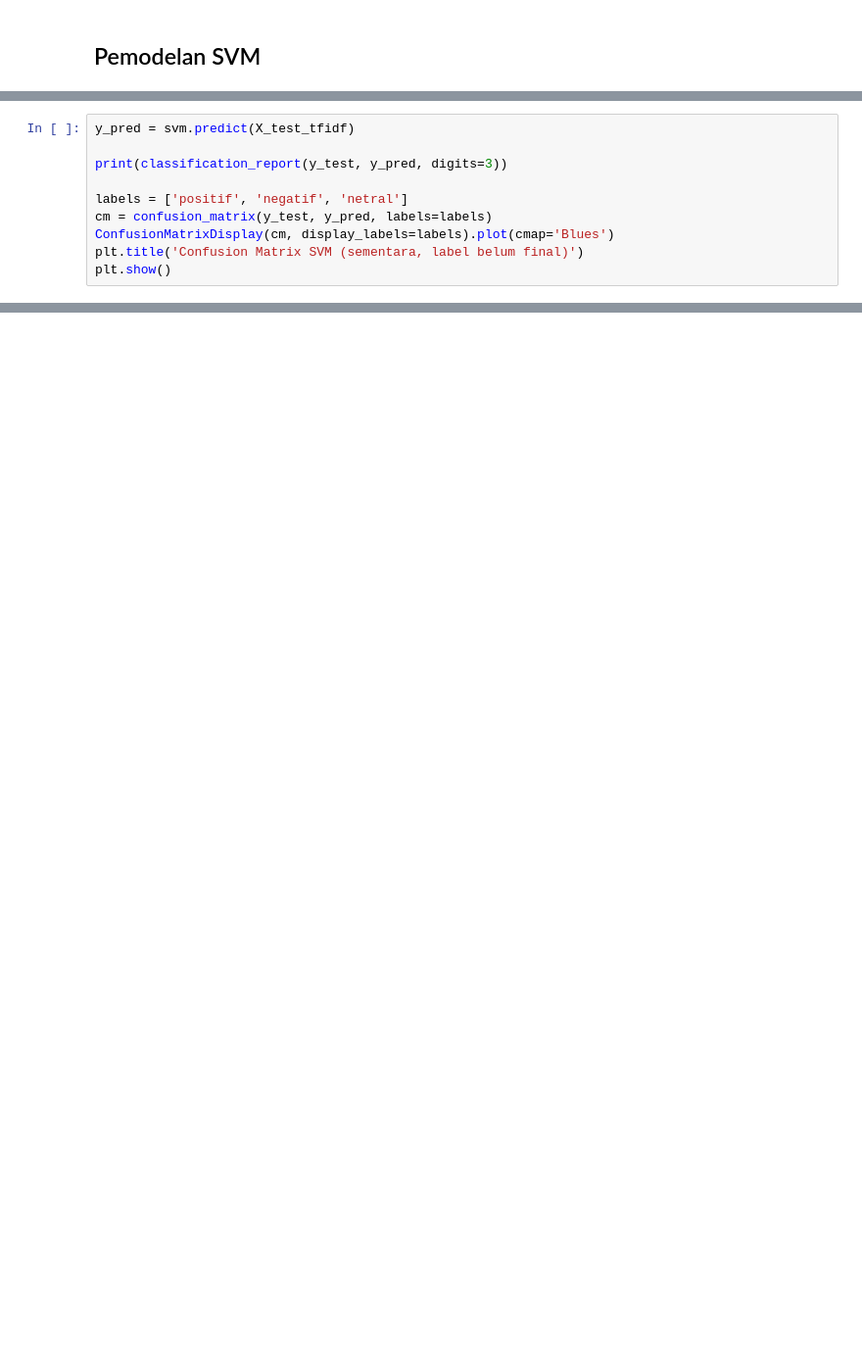
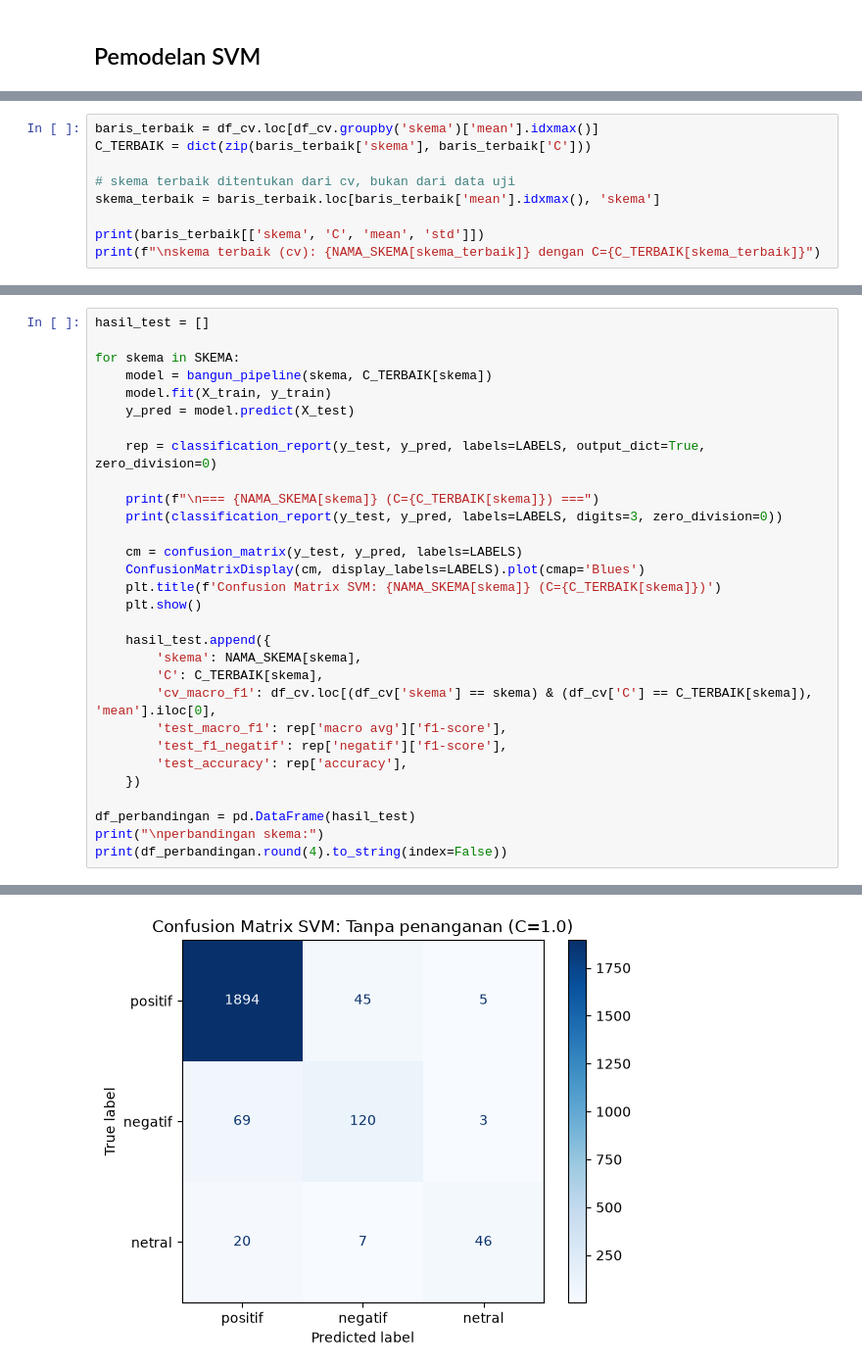
Before and after one commit to mmryd/qaraa-sentiment-analysis-topic-modeling, a Jupyter notebook: ulasan-qaraa.ipynb, the cells around one changed output, grey strips where cells are left out. Shown at 98% size. Drawn from its saved outputs; the diff is of its cells as text; blank space fills up the shorter version.

```diff
--- a/ulasan-qaraa.ipynb
+++ b/ulasan-qaraa.ipynb
@@ -773,10 +798,9 @@ print("model svm selesai dilatih")
 # %%
-y_pred = svm.predict(X_test_tfidf)
+baris_terbaik = df_cv.loc[df_cv.groupby('skema')['mean'].idxmax()]
+C_TERBAIK = dict(zip(baris_terbaik['skema'], baris_terbaik['C']))
 
-print(classification_report(y_test, y_pred, digits=3))
+# skema terbaik ditentukan dari cv, bukan dari data uji
+skema_terbaik = baris_terbaik.loc[baris_terbaik['mean'].idxmax(), 'skema']
 
-labels = ['positif', 'negatif', 'netral']
-cm = confusion_matrix(y_test, y_pred, labels=labels)
-ConfusionMatrixDisplay(cm, display_labels=labels).plot(cmap='Blues')
-plt.title('Confusion Matrix SVM (sementara, label belum final)')
-plt.show()
+print(baris_terbaik[['skema', 'C', 'mean', 'std']])
+print(f"\nskema terbaik (cv): {NAMA_SKEMA[skema_terbaik]} dengan C={C_TERBAIK[skema_terbaik]}")
@@ -782,0 +814,31 @@ plt.show()
+# %%
+hasil_test = []
+
+for skema in SKEMA:
+    model = bangun_pipeline(skema, C_TERBAIK[skema])
+    model.fit(X_train, y_train)
+    y_pred = model.predict(X_test)
+
+    rep = classification_report(y_test, y_pred, labels=LABELS, output_dict=True, zero_division=0)
+
+    print(f"\n=== {NAMA_SKEMA[skema]} (C={C_TERBAIK[skema]}) ===")
+    print(classification_report(y_test, y_pred, labels=LABELS, digits=3, zero_division=0))
+
+    cm = confusion_matrix(y_test, y_pred, labels=LABELS)
+    ConfusionMatrixDisplay(cm, display_labels=LABELS).plot(cmap='Blues')
+    plt.title(f'Confusion Matrix SVM: {NAMA_SKEMA[skema]} (C={C_TERBAIK[skema]})')
+    plt.show()
+
+    hasil_test.append({
+        'skema': NAMA_SKEMA[skema],
+        'C': C_TERBAIK[skema],
+        'cv_macro_f1': df_cv.loc[(df_cv['skema'] == skema) & (df_cv['C'] == C_TERBAIK[skema]), 'mean'].iloc[0],
+        'test_macro_f1': rep['macro avg']['f1-score'],
+        'test_f1_negatif': rep['negatif']['f1-score'],
+        'test_accuracy': rep['accuracy'],
+    })
+
+df_perbandingan = pd.DataFrame(hasil_test)
+print("\nperbandingan skema:")
+print(df_perbandingan.round(4).to_string(index=False))
+# %% [output]
@@ -782,0 +855 @@ plt.show()
+[figure, added]
```
Also changed, not shown: parts of 34 cells of this notebook, 4 other files.
